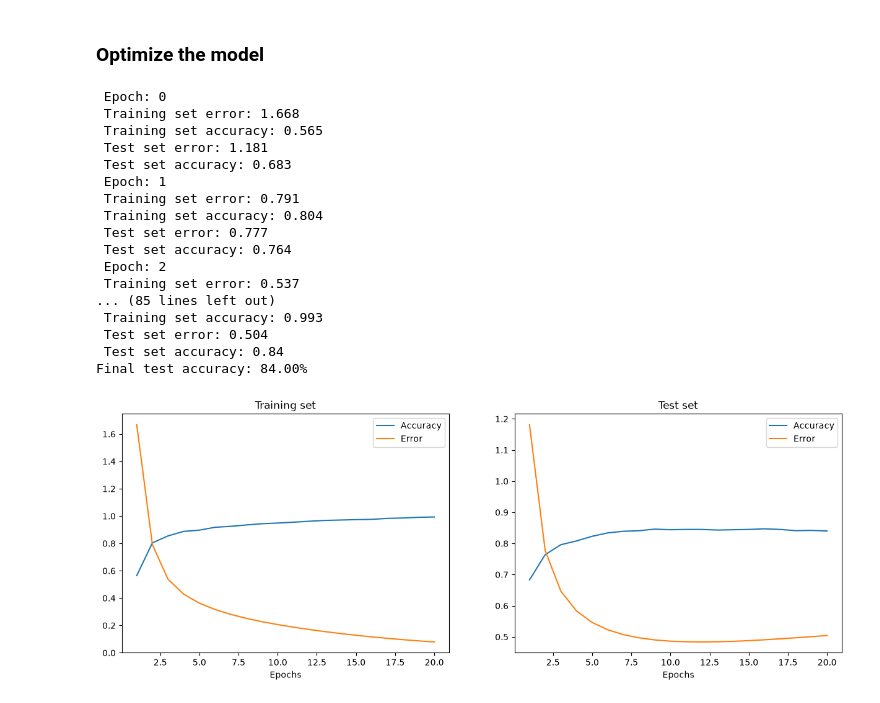
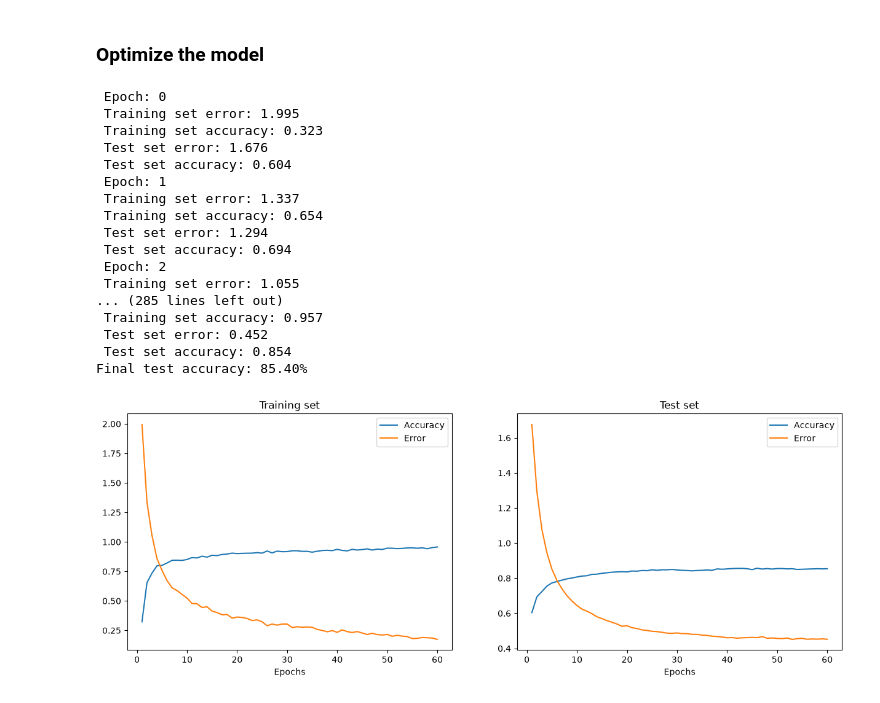
Before and after one commit to TshidisoMKG/NN_In_NumPy, a Jupyter notebook: mnist.ipynb, the cells around one changed output. Saved outputs shown, nothing was run; the diff lists cells and outputs as text; code cells hidden in the pictures.

```diff
--- a/mnist.ipynb
+++ b/mnist.ipynb
@@ -304,7 +304,7 @@ epoch_range = np.arange(epochs) + 1  # Starting from 1
 # The training set metrics.
 training_metrics = {
     "accuracy": np.asarray(store_training_accurate_pred) / len(training_images),
-    "error": np.asarray(store_training_loss) / len(test_images),
+    "error": np.asarray(store_training_loss) / len(training_images),
 }
 
 # The test set metrics
@@ -328,9 +328,9 @@ for ax, metrics, title in zip(axes, (training_metrics, test_metrics), ("Training
 # %% [markdown]
 ### Optimize the model
 # %%
-learning_rate = 0.005
-epochs = 20 #40
-hidden_size = 100 #200
+learning_rate = 0.001
+epochs = 60
+hidden_size = 400
 pixels_per_image = 784
 num_labels = 10
 # %%
@@ -399,11 +399,11 @@ for j in range(epochs):
         # 3. Pass the hidden layer's output through the ReLU activation function.
         layer_1 = relu(layer_1)
 
-        # 4. Define the dropout function for regularization.
-        #dropout_mask = rng.integers(low=0, high=2, size=layer_1.shape)
+        #4. Define the dropout function for regularization.
+        dropout_mask = rng.integers(low=0, high=2, size=layer_1.shape)
 
-        # 5. Apply dropout to the hidden layer's output.
-        #layer_1 *= dropout_mask * 2
+        #5. Apply dropout to the hidden layer's output.
+        layer_1 *= dropout_mask * 2
 
         # Temporarily disable dropout while testing Softmax + Cross-Entropy.
         dropout_mask = np.ones(layer_1.shape)
@@ -503,48 +503,48 @@ test_accuracy = store_test_accurate_pred [-1] / len(test_images)
 print(f"Final test accuracy: {test_accuracy:.2%}")
 # %% [output]
  Epoch: 0
- Training set error: 1.668
- Training set accuracy: 0.565
- Test set error: 1.181
- Test set accuracy: 0.683
+ Training set error: 1.995
+ Training set accuracy: 0.323
+ Test set error: 1.676
+ Test set accuracy: 0.604
  Epoch: 1
- Training set error: 0.791
- Training set accuracy: 0.804
- Test set error: 0.777
- Test set accuracy: 0.764
+ Training set error: 1.337
+ Training set accuracy: 0.654
+ Test set error: 1.294
+ Test set accuracy: 0.694
  Epoch: 2
- Training set error: 0.537
-... (85 lines left out)
- Training set accuracy: 0.993
- Test set error: 0.504
- Test set accuracy: 0.84
-Final test accuracy: 84.00%
+ Training set error: 1.055
+... (285 lines left out)
+ Training set accuracy: 0.957
+ Test set error: 0.452
+ Test set accuracy: 0.854
+Final test accuracy: 85.40%
 # %%
 # Visualize the training and test set errors and accuracy for an instance of this training process
 
 epoch_range = np.arange(epochs) + 1  # Starting from 1
 
 
 # The training set metrics.
 training_metrics = {
     "accuracy": np.asarray(store_training_accurate_pred) / len(training_images),
-    "error": np.asarray(store_training_loss) / len(test_images),
+    "error": np.asarray(store_training_loss) / len(training_images),
 }
 
 # The test set metrics
 test_metrics = {
     "accuracy": np.asarray(store_test_accurate_pred) / len(test_images),
     "error": np.asarray(store_test_loss) / len(test_images),
 }
 
 # Display the plots
 fig, axes = plt.subplots(nrows=1, ncols=2, figsize=(15, 5))
 for ax, metrics, title in zip(axes, (training_metrics, test_metrics), ("Training set", "Test set")):
     # Plot the metrics
     for metric, values in metrics.items():
         ax.plot(epoch_range, values, label=metric.capitalize())
     ax.set_title(title)
     ax.set_xlabel("Epochs")
     ax.legend()
 # %% [output]
-[figure, old version]
+[figure, new version]
```
Also changed, not shown: parts of 5 cells of this notebook.
